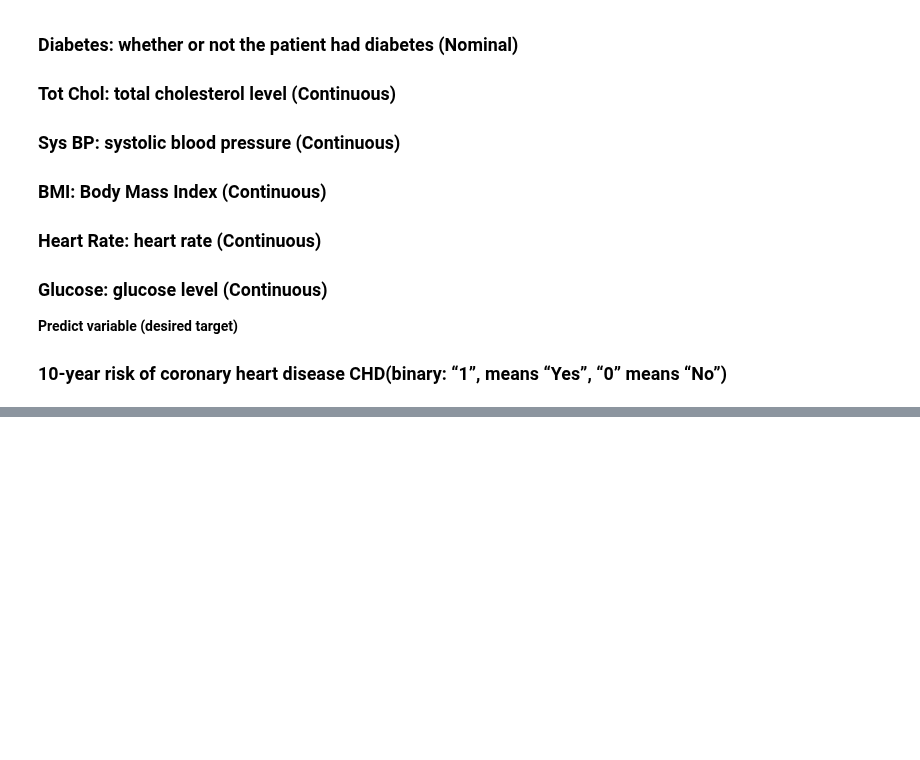
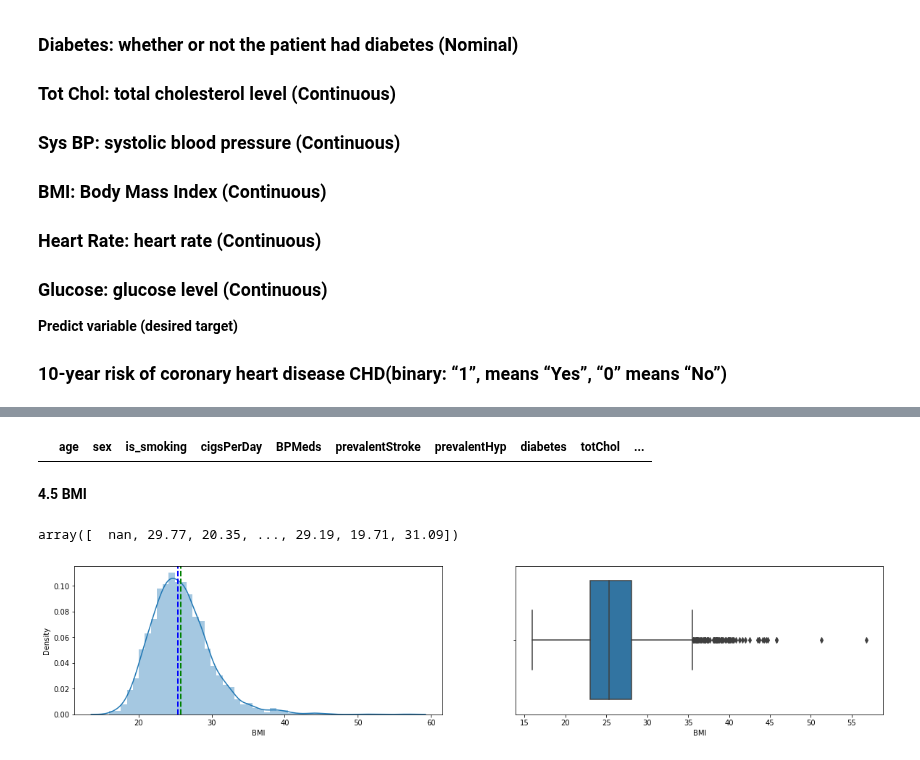
Before and after one commit to Pgupta1996/Cardiovascular_Risk_Prediction, a Jupyter notebook: Cardiovascular_Risk_Prediction.ipynb, the cells around one changed output, grey strips where cells are left out. Cells and saved outputs as stored; diff of their text form; code cells hidden in the pictures; blank space fills up the shorter version.

```diff
--- a/Cardiovascular_Risk_Prediction.ipynb
+++ b/Cardiovascular_Risk_Prediction.ipynb
@@ -36,0 +259,20 @@ The dataset provides the patients’ information. It includes over 4,000 records
+# %%
+# Fill the null values with means
+dataset['totChol'].fillna(dataset['totChol'].mean(),inplace=True)
+# %%
+#Verify that filling done.
+dataset[dataset['totChol'].isnull()]
+# %% [output]
+|  | age | sex | is_smoking | cigsPerDay | BPMeds | prevalentStroke | prevalentHyp | diabetes | totChol | ... |
+# %% [markdown]
+**4.5 BMI**
+# %%
+# Find the unique values in columns
+dataset['BMI'].unique()
+# %% [output]
+array([  nan, 29.77, 20.35, ..., 29.19, 19.71, 31.09])
+# %%
+# Plot the Data distribution chart.
+dist_chart(dataset['BMI'])
+# %% [output]
+[figure, added]
```
Also changed, not shown: parts of 41 cells of this notebook.
